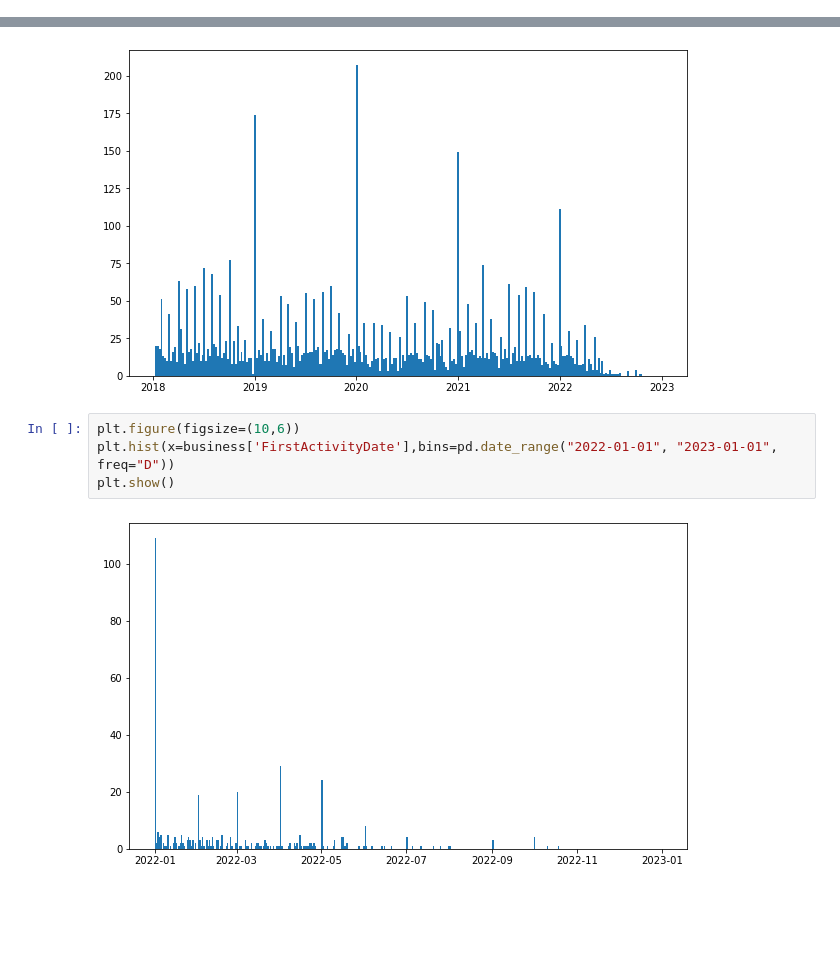
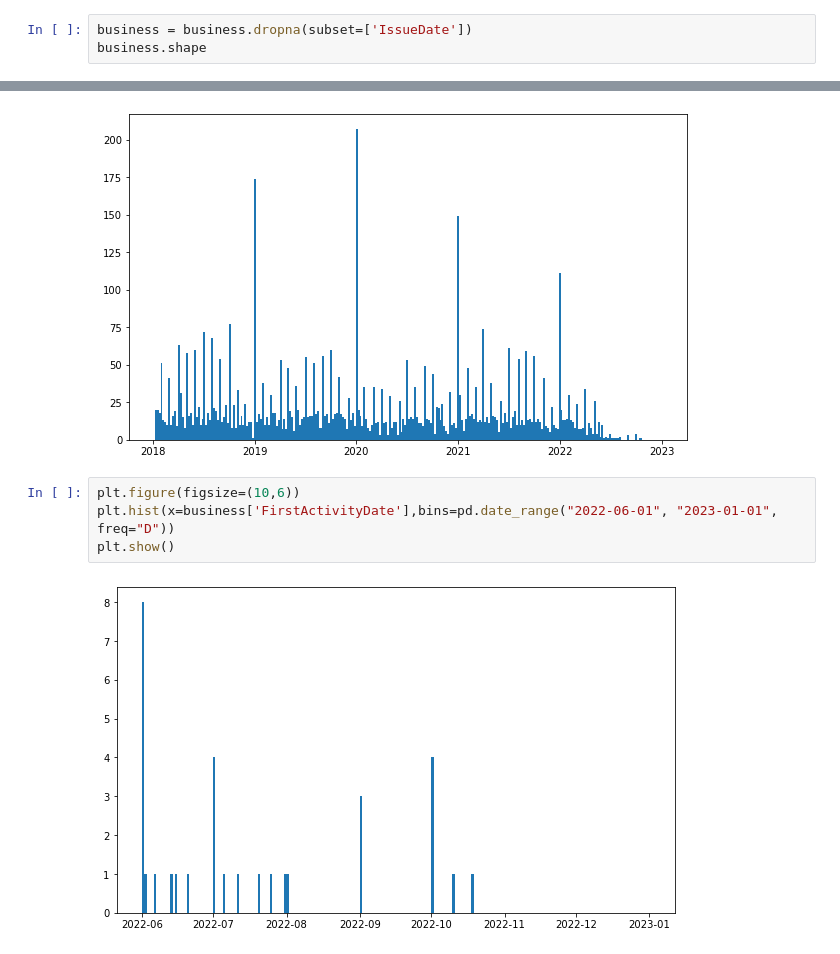
Before and after one commit to edwinhung/Business_Listing_Bellevue, a Jupyter notebook: Business_EDA.ipynb, the cells around one changed output, grey strips where cells are left out. Saved outputs shown, nothing was run; the diff lists cells and outputs as text; blank space fills up the shorter version.

```diff
--- a/Business_EDA.ipynb
+++ b/Business_EDA.ipynb
@@ -51,3 +71,6 @@ business['IssueDate'].max(),business['IssueDate'].min()
 # %% [output]
 (Timestamp('2022-05-26 06:59:59+0000', tz='UTC'),
  Timestamp('1953-01-01 08:00:00+0000', tz='UTC'))
+# %%
+business = business.dropna(subset=['IssueDate'])
+business.shape
@@ -65,7 +90,7 @@ plt.show()
 [figure]
 # %%
 plt.figure(figsize=(10,6))
-plt.hist(x=business['FirstActivityDate'],bins=pd.date_range("2022-01-01", "2023-01-01", freq="D"))
+plt.hist(x=business['FirstActivityDate'],bins=pd.date_range("2022-06-01", "2023-01-01", freq="D"))
 plt.show()
 # %% [output]
-[figure, old version]
+[figure, new version]
```
Also changed, not shown: parts of 2 cells of this notebook, 1 other file.
